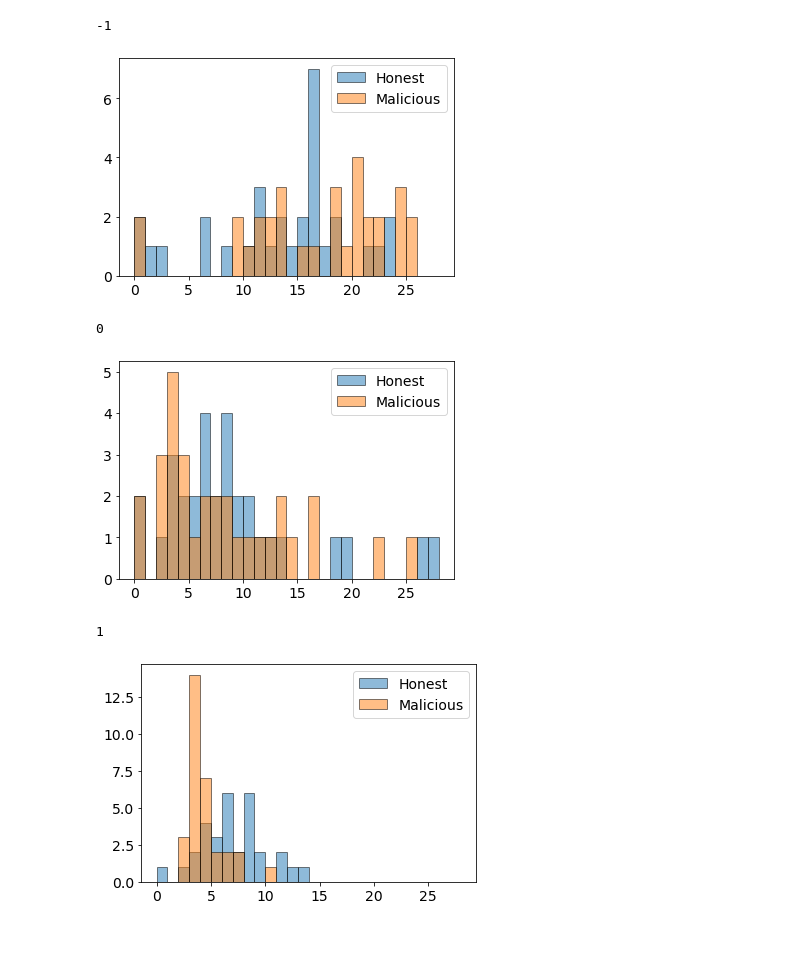
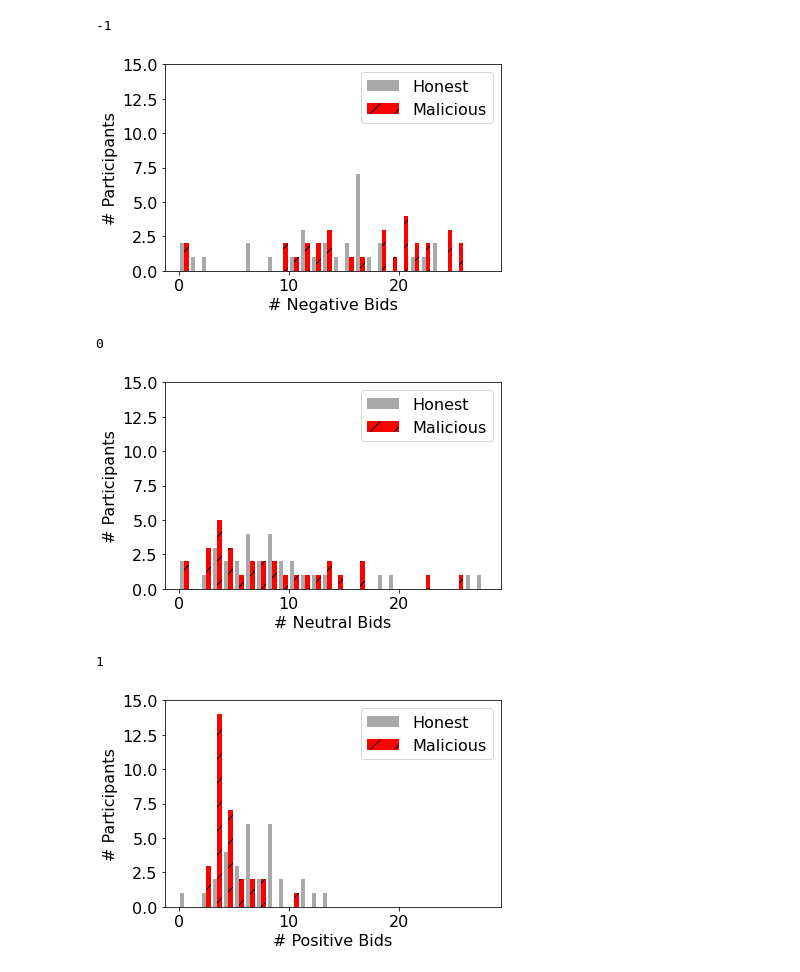
Before and after one commit to sjecmen/malicious_bidding_dataset, a Jupyter notebook: analysis/plot.ipynb, the cells around one changed output. Drawn from its saved outputs; the diff is of its cells as text; code cells hidden in the pictures; blank space fills up the shorter version.

```diff
--- a/analysis/plot.ipynb
+++ b/analysis/plot.ipynb
@@ -98,28 +115,53 @@ my_bar(rank_by_strategy_low_rank[:5], 'rank_lowrank_synth.pdf', '', strategy_lab
 # %%
 # Plot histograms of +/-/0 malicious reviewer bids
 
 data = np.load('data/Biddings.npz')
 HB = data['HB']
 MB = data['MB']
 honest_counts = {}
 malicious_counts = {}
-for bid in [-1, 0, 1]:
+for bid, label in zip([-1, 0, 1], ['Negative', 'Neutral', 'Positive']):
     h_counts = np.sum(HB == bid, axis=1)
     honest_counts[bid] = h_counts.tolist()
     m_counts = np.sum(MB == bid, axis=1)
     malicious_counts[bid] = m_counts.tolist()
+    h_count_counts = []
+    m_count_counts = []
+    for i in range(29):
+        h_count_counts.append(np.sum(h_counts == i))
+        m_count_counts.append(np.sum(m_counts == i))
 
     print(bid)
-    plt.rcParams.update({'font.size': 14})
-    plt.hist(h_counts, np.arange(29), alpha=0.5, label='Honest', edgecolor='k')
-    plt.hist(m_counts, np.arange(29), alpha=0.5, label='Malicious', edgecolor='k')
+    '''
+    ax1 = plt.subplot(111)
+
+    n, bins, patches = ax1.hist(data, 20, histtype='bar',
+                        color=['0', '0.33', '0.66'],
+                        label=['normal I', 'normal II', 'normal III'])
+
+    hatches = ['', 'o', '/']
+    for patch_set, hatch in zip(patches, hatches):
+        for patch in patch_set.patches:
+            patch.set_hatch(hatch)
+    '''
+
+    plt.rcParams.update({'font.size': 16})
+    #plt.hist(h_counts, np.arange(29), alpha=0.5, label='Honest', edgecolor='k')
+    #plt.hist(m_counts, np.arange(29), alpha=0.5, label='Malicious', edgecolor='k')
+    n , bins, patches = plt.hist([h_counts, m_counts], np.arange(29),  label=['Honest', 'Malicious'], color=['darkgrey', 'red'], hatch='/')
+    for patch_set, hatch in zip(patches, ['', '/']):
+        plt.setp(patch_set, hatch=hatch)
+    plt.xlabel(f'# {label} Bids')
+    plt.ylabel('# Participants')
+    plt.ylim([0, 15])
     plt.legend(loc='upper right')
+    plt.tight_layout()
     plt.savefig(f'plots/bid_dist_{bid}.pdf')
     plt.show()
 # %% [output]
 -1
-[figure, old version]
+[figure, new version]
 0
-[figure, old version]
+[figure, new version]
 1
-[figure, old version]
+[figure, new version]
```
Also changed, not shown: parts of 6 cells of this notebook, 8 other files.
